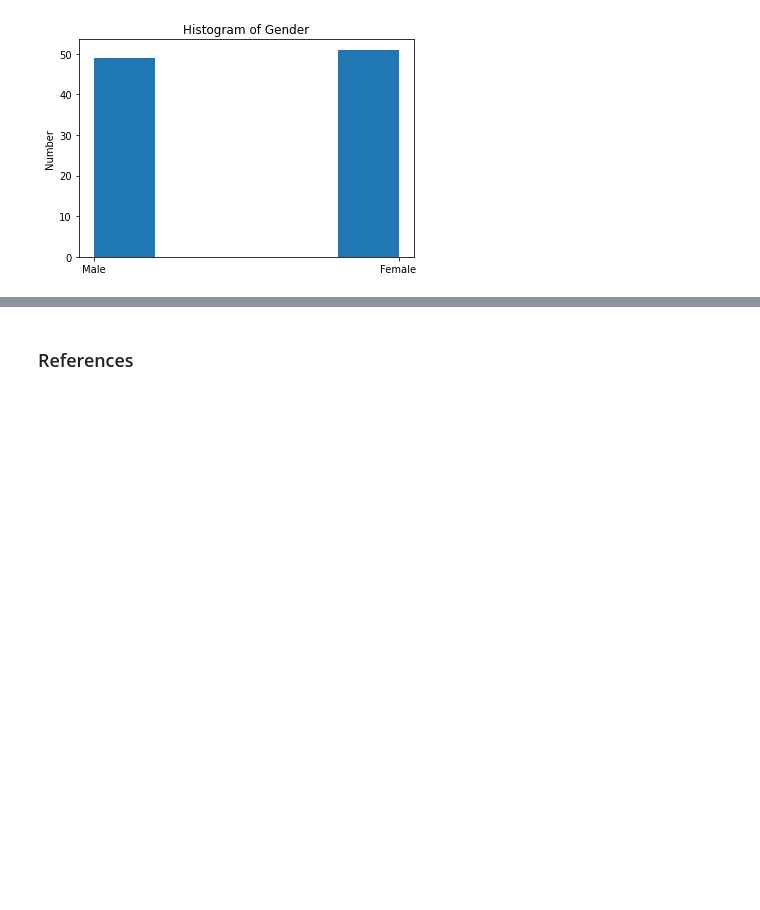
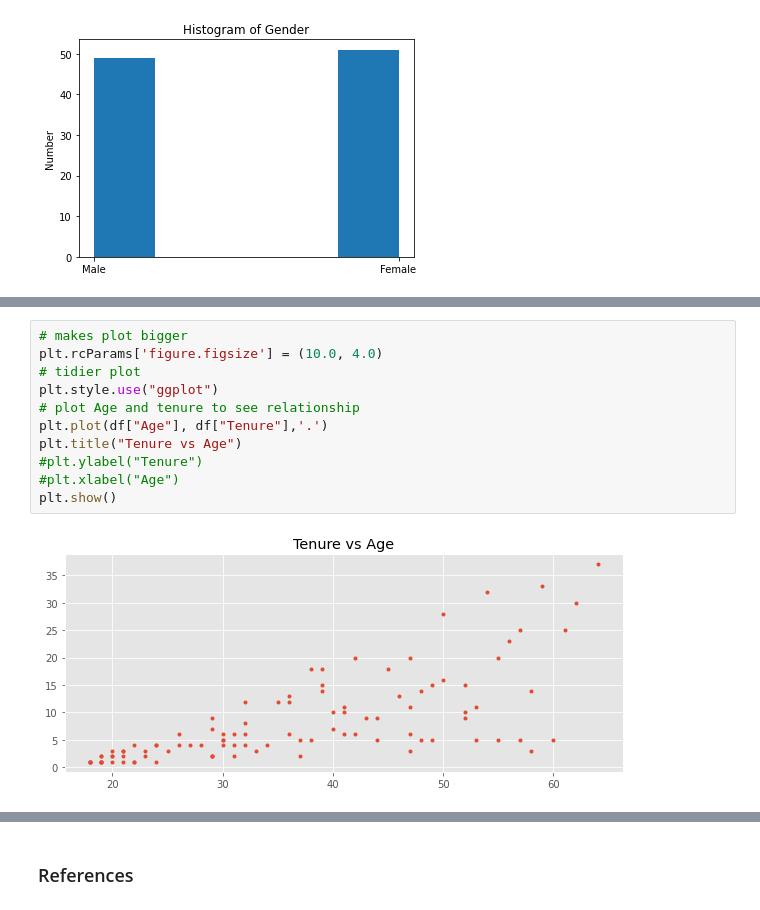
Before and after one commit to nmanley73/Project-Programming, a Jupyter notebook: Project - Programming.ipynb, the cells around one changed output, grey strips where cells are left out. Saved outputs shown, nothing was run; the diff lists cells and outputs as text; blank space fills up the shorter version.

```diff
--- a/Project - Programming.ipynb
+++ b/Project - Programming.ipynb
@@ -80,0 +124,13 @@ TypeError: 'str' object is not callable
+# %%
+# makes plot bigger
+plt.rcParams['figure.figsize'] = (10.0, 4.0)
+# tidier plot
+plt.style.use("ggplot")
+# plot Age and tenure to see relationship
+plt.plot(df["Age"], df["Tenure"],'.')
+plt.title("Tenure vs Age")
+#plt.ylabel("Tenure")
+#plt.xlabel("Age")
+plt.show()
+# %% [output]
+[figure, added]
```
Also changed, not shown: parts of 21 cells of this notebook, 1 other file.
